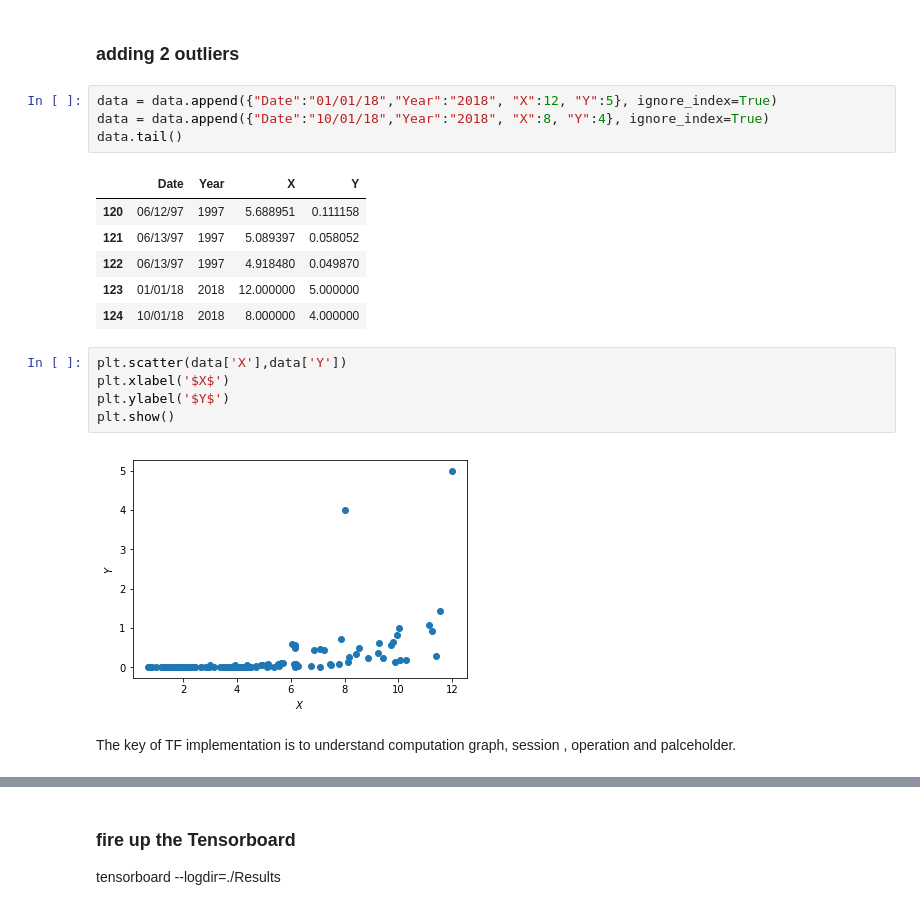
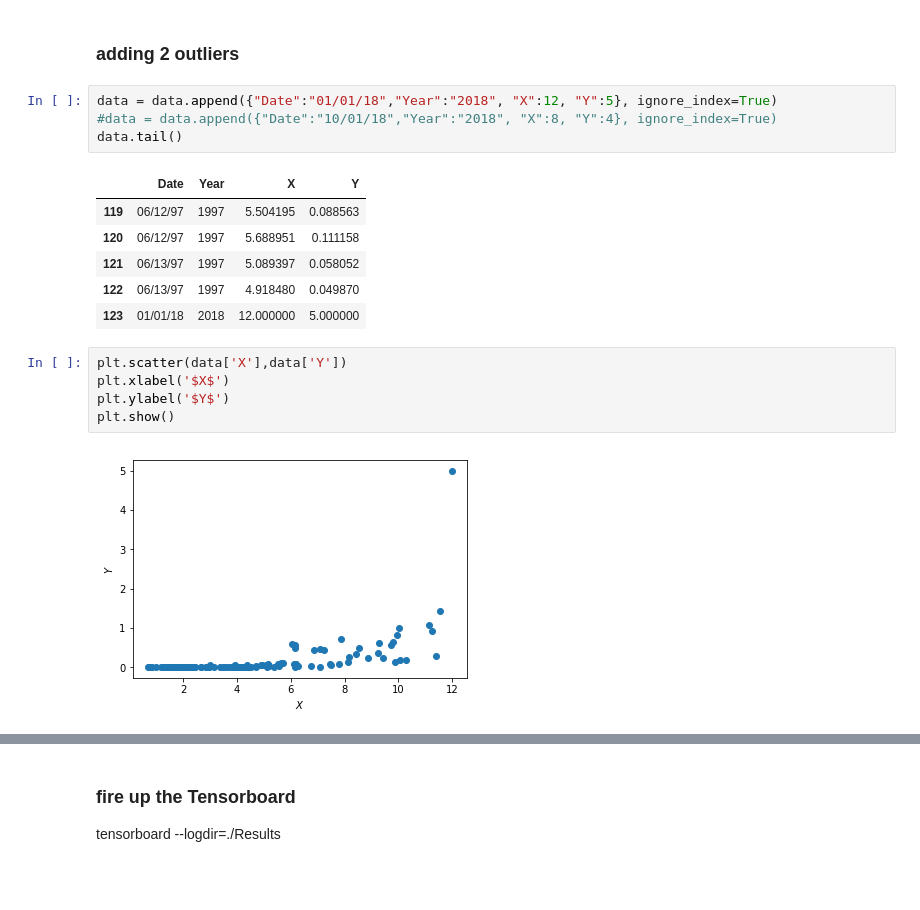
Before and after one commit to meitetsu3/PiecewiseLinearRegression, a Jupyter notebook: Robustness.ipynb, the cells around one changed output, grey strips where cells are left out. Cells and saved outputs as stored; diff of their text form; blank space fills up the shorter version.

```diff
--- a/Robustness.ipynb
+++ b/Robustness.ipynb
@@ -33,22 +31,20 @@ plt.show()
 ### adding 2 outliers
 # %%
 data = data.append({"Date":"01/01/18","Year":"2018", "X":12, "Y":5}, ignore_index=True)
-data = data.append({"Date":"10/01/18","Year":"2018", "X":8, "Y":4}, ignore_index=True)
+#data = data.append({"Date":"10/01/18","Year":"2018", "X":8, "Y":4}, ignore_index=True)
 data.tail()
 # %% [output]
 |  | Date | Year | X | Y |
+| 119 | 06/12/97 | 1997 | 5.504195 | 0.088563 |
 | 120 | 06/12/97 | 1997 | 5.688951 | 0.111158 |
 | 121 | 06/13/97 | 1997 | 5.089397 | 0.058052 |
 | 122 | 06/13/97 | 1997 | 4.918480 | 0.049870 |
 | 123 | 01/01/18 | 2018 | 12.000000 | 5.000000 |
-| 124 | 10/01/18 | 2018 | 8.000000 | 4.000000 |
 # %%
 plt.scatter(data['X'],data['Y'])
 plt.xlabel('$X$')
 plt.ylabel('$Y$')
 plt.show()
 # %% [output]
-[figure, old version]
+[figure, new version]
-# %% [markdown]
-The key of TF implementation is to understand computation graph, session , operation and palceholder.
 # %%
```
Also changed, not shown: parts of 4 cells of this notebook.
